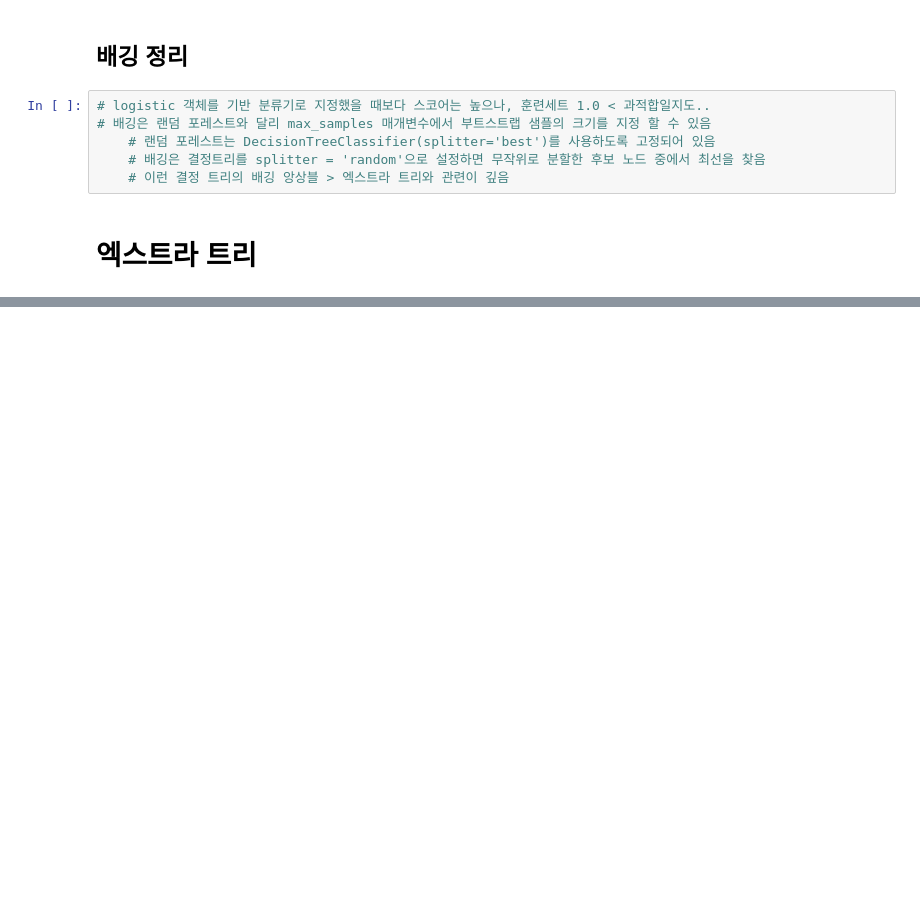
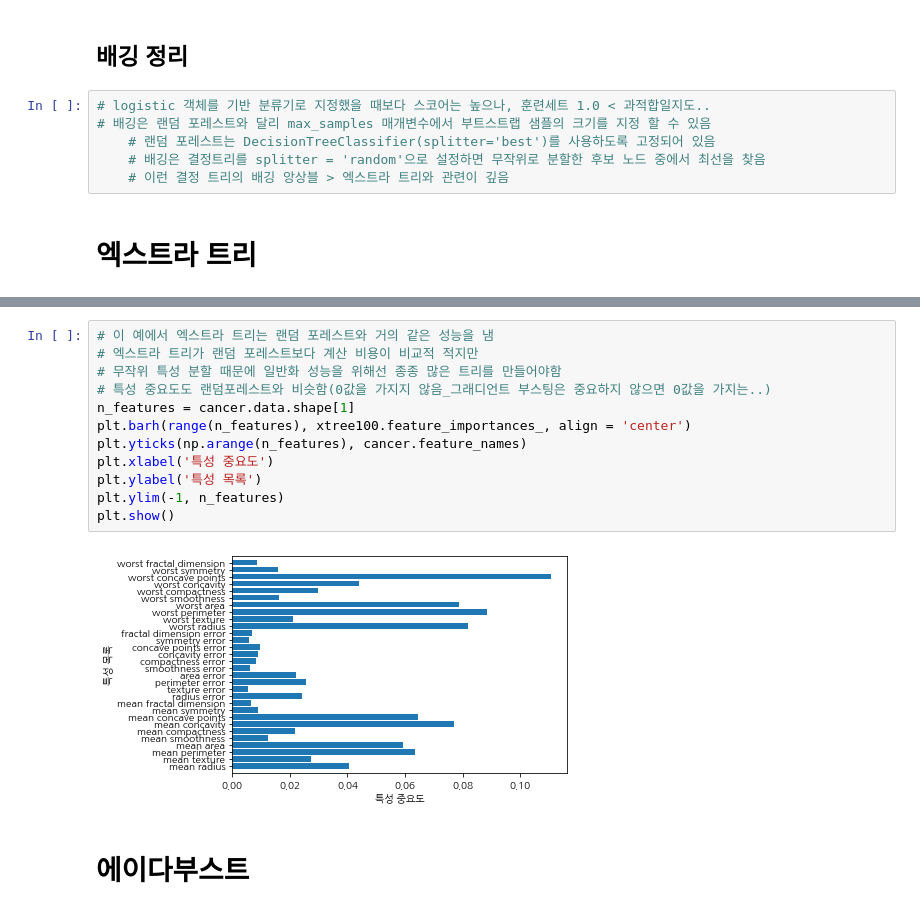
Before and after one commit to sdlee1026/machine, a Jupyter notebook: models/Supervised_Learning/Bagging_ExtraTrees_Adaboost.ipynb, the cells around one changed output, grey strips where cells are left out. Saved outputs shown, nothing was run; the diff lists cells and outputs as text; blank space fills up the shorter version.

```diff
--- a/models/Supervised_Learning/Bagging_ExtraTrees_Adaboost.ipynb
+++ b/models/Supervised_Learning/Bagging_ExtraTrees_Adaboost.ipynb
@@ -118,0 +160,16 @@ OOB 샘플의 정확도0.951
+# %%
+# 이 예에서 엑스트라 트리는 랜덤 포레스트와 거의 같은 성능을 냄
+# 엑스트라 트리가 랜덤 포레스트보다 계산 비용이 비교적 적지만
+# 무작위 특성 분할 때문에 일반화 성능을 위해선 종종 많은 트리를 만들어야함
+# 특성 중요도도 랜덤포레스트와 비슷함(0값을 가지지 않음_그래디언트 부스팅은 중요하지 않으면 0값을 가지는..)
+n_features = cancer.data.shape[1]
+plt.barh(range(n_features), xtree100.feature_importances_, align = 'center')
+plt.yticks(np.arange(n_features), cancer.feature_names)
+plt.xlabel('특성 중요도')
+plt.ylabel('특성 목록')
+plt.ylim(-1, n_features)
+plt.show()
+# %% [output]
+[figure, added]
+# %% [markdown]
+# 에이다부스트
```
Also changed, not shown: parts of 4 cells of this notebook.
